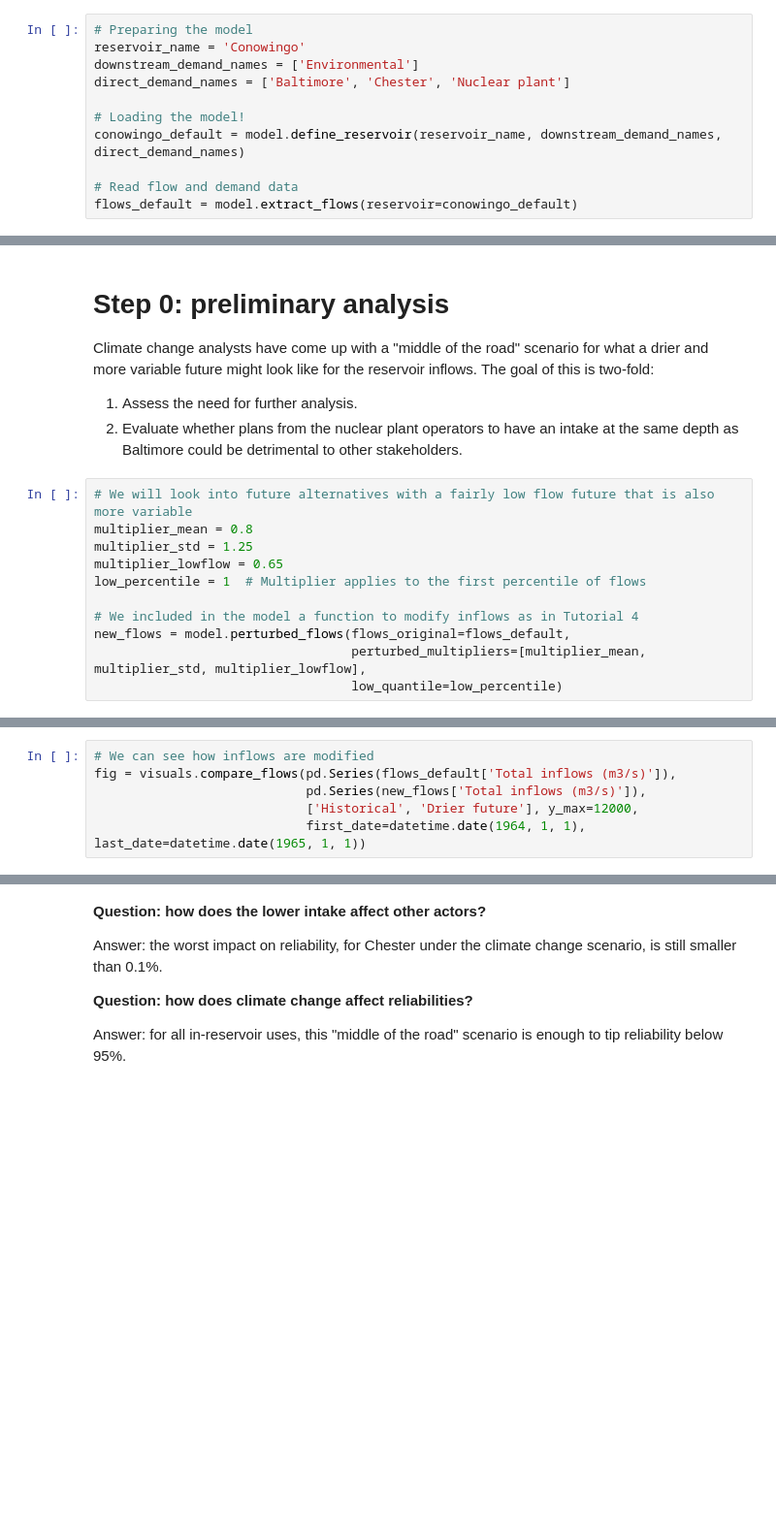
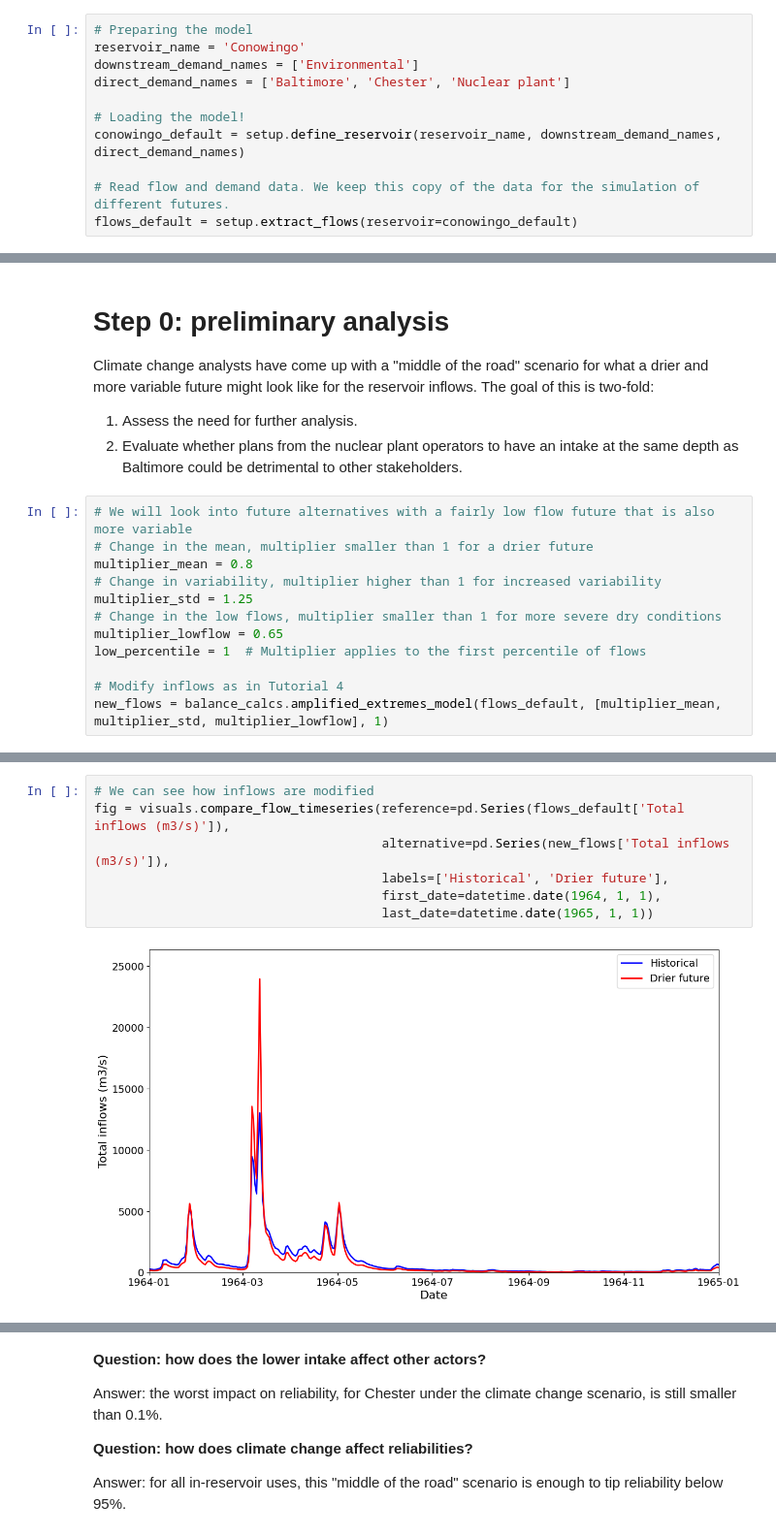
Before and after one commit to charlesrouge/civx782, a Jupyter notebook: tutorials/7-Multi-objective-design.ipynb, the cells around one changed output, grey strips where cells are left out. Shown at 97% size. Cells and saved outputs as stored; diff of their text form; blank space fills up the shorter version.

```diff
--- a/tutorials/7-Multi-objective-design.ipynb
+++ b/tutorials/7-Multi-objective-design.ipynb
@@ -30,7 +29,7 @@ downstream_demand_names = ['Environmental']
 direct_demand_names = ['Baltimore', 'Chester', 'Nuclear plant']
 
 # Loading the model!
-conowingo_default = model.define_reservoir(reservoir_name, downstream_demand_names, direct_demand_names)
+conowingo_default = setup.define_reservoir(reservoir_name, downstream_demand_names, direct_demand_names)
 
-# Read flow and demand data
-flows_default = model.extract_flows(reservoir=conowingo_default)
+# Read flow and demand data. We keep this copy of the data for the simulation of different futures.
+flows_default = setup.extract_flows(reservoir=conowingo_default)
@@ -42,12 +56,13 @@ Climate change analysts have come up with a "middle of the road" scenario for wh
 2. Evaluate whether plans from the nuclear plant operators to have an intake at the same depth as Baltimore could be detrimental to other stakeholders.
 # %%
 # We will look into future alternatives with a fairly low flow future that is also more variable
+# Change in the mean, multiplier smaller than 1 for a drier future
 multiplier_mean = 0.8
+# Change in variability, multiplier higher than 1 for increased variability
 multiplier_std = 1.25
+# Change in the low flows, multiplier smaller than 1 for more severe dry conditions
 multiplier_lowflow = 0.65
 low_percentile = 1  # Multiplier applies to the first percentile of flows
 
-# We included in the model a function to modify inflows as in Tutorial 4
-new_flows = model.perturbed_flows(flows_original=flows_default,
-                                  perturbed_multipliers=[multiplier_mean, multiplier_std, multiplier_lowflow],
-                                  low_quantile=low_percentile)
+# Modify inflows as in Tutorial 4
+new_flows = balance_calcs.amplified_extremes_model(flows_default, [multiplier_mean, multiplier_std, multiplier_lowflow], 1)
@@ -54,7 +84,10 @@ new_flows = model.perturbed_flows(flows_original=flows_default,
 # %%
 # We can see how inflows are modified
-fig = visuals.compare_flows(pd.Series(flows_default['Total inflows (m3/s)']),
-                            pd.Series(new_flows['Total inflows (m3/s)']),
-                            ['Historical', 'Drier future'], y_max=12000,
-                            first_date=datetime.date(1964, 1, 1), last_date=datetime.date(1965, 1, 1))
+fig = visuals.compare_flow_timeseries(reference=pd.Series(flows_default['Total inflows (m3/s)']),
+                                      alternative=pd.Series(new_flows['Total inflows (m3/s)']),
+                                      labels=['Historical', 'Drier future'],
+                                      first_date=datetime.date(1964, 1, 1),
+                                      last_date=datetime.date(1965, 1, 1))
+# %% [output]
+[figure, added]
 # %%
```
Also changed, not shown: parts of 13 cells of this notebook, 1 other file.
